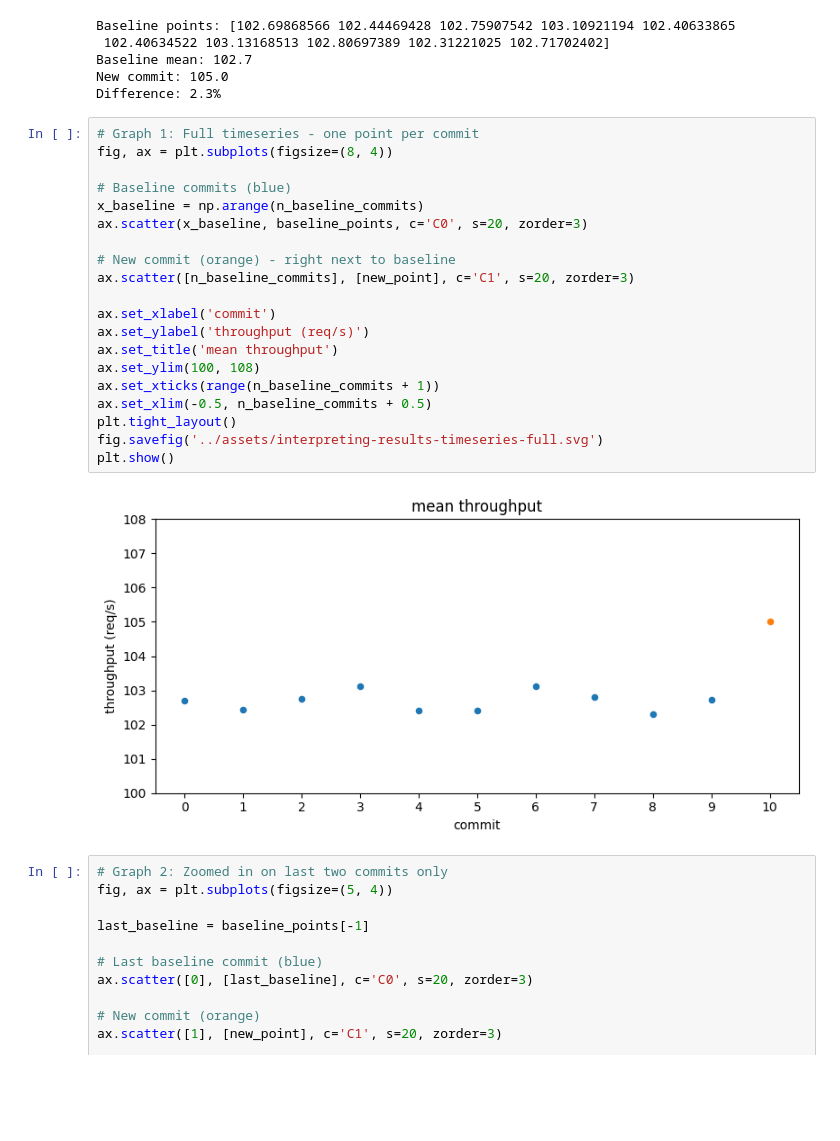
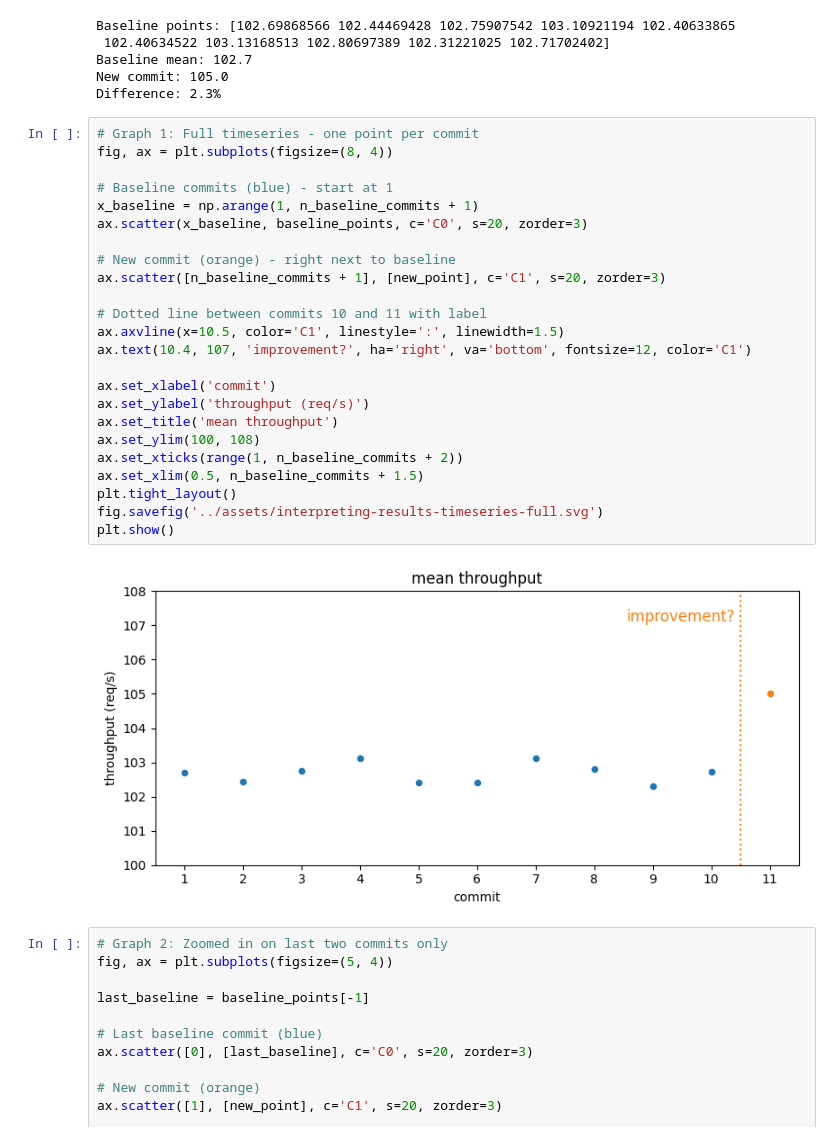
Before and after one commit to igoragoli/fosdem-2026-software-performance, a Jupyter notebook: experiments/interpreting-results.ipynb, the cells around one changed output. Cells and saved outputs as stored; diff of their text form; blank space fills up the shorter version.

```diff
--- a/experiments/interpreting-results.ipynb
+++ b/experiments/interpreting-results.ipynb
@@ -30,25 +30,29 @@ Difference: 2.3%
 # %%
 # Graph 1: Full timeseries - one point per commit
 fig, ax = plt.subplots(figsize=(8, 4))
 
-# Baseline commits (blue)
-x_baseline = np.arange(n_baseline_commits)
+# Baseline commits (blue) - start at 1
+x_baseline = np.arange(1, n_baseline_commits + 1)
 ax.scatter(x_baseline, baseline_points, c='C0', s=20, zorder=3)
 
 # New commit (orange) - right next to baseline
-ax.scatter([n_baseline_commits], [new_point], c='C1', s=20, zorder=3)
+ax.scatter([n_baseline_commits + 1], [new_point], c='C1', s=20, zorder=3)
+
+# Dotted line between commits 10 and 11 with label
+ax.axvline(x=10.5, color='C1', linestyle=':', linewidth=1.5)
+ax.text(10.4, 107, 'improvement?', ha='right', va='bottom', fontsize=12, color='C1')
 
 ax.set_xlabel('commit')
 ax.set_ylabel('throughput (req/s)')
 ax.set_title('mean throughput')
 ax.set_ylim(100, 108)
-ax.set_xticks(range(n_baseline_commits + 1))
-ax.set_xlim(-0.5, n_baseline_commits + 0.5)
+ax.set_xticks(range(1, n_baseline_commits + 2))
+ax.set_xlim(0.5, n_baseline_commits + 1.5)
 plt.tight_layout()
 fig.savefig('../assets/interpreting-results-timeseries-full.svg')
 plt.show()
 # %% [output]
-[figure, old version]
+[figure, new version]
 # %%
 # Graph 2: Zoomed in on last two commits only
 fig, ax = plt.subplots(figsize=(5, 4))
```
Also changed, not shown: 4 other files.
